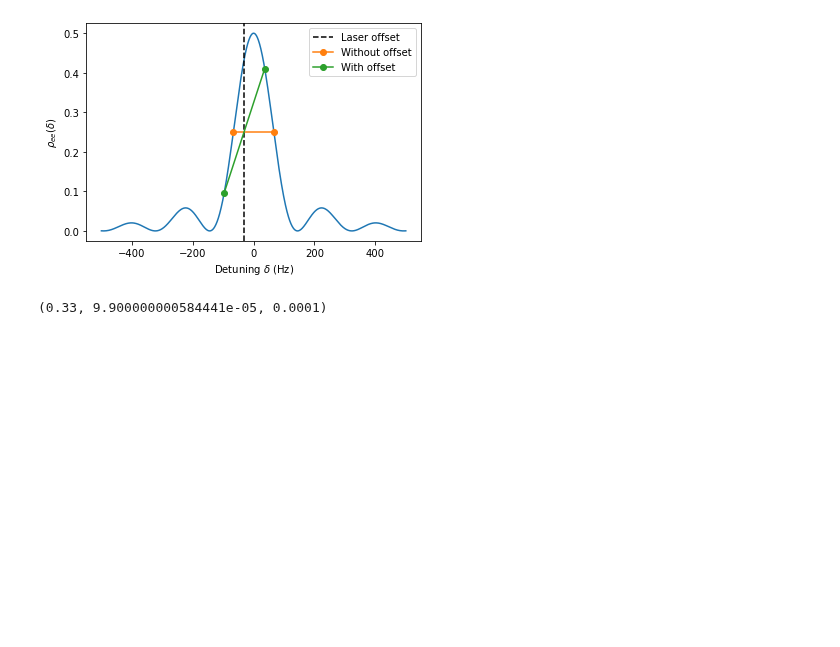
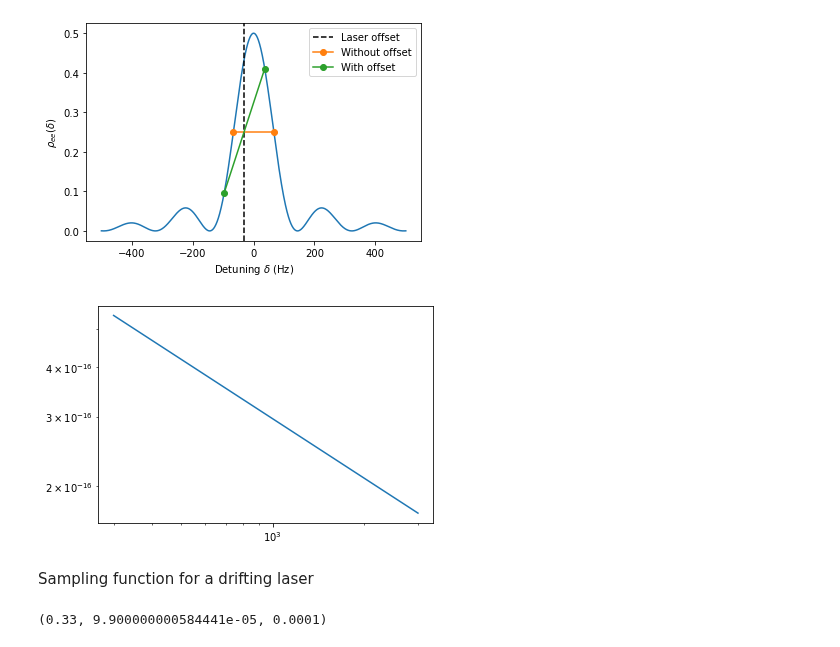
Before and after one commit to speug/srservosim, a Jupyter notebook: notebooks/servosimtests.ipynb, the cells around one changed output. Cells and saved outputs as stored; diff of their text form; code cells hidden in the pictures; blank space fills up the shorter version.

```diff
--- a/notebooks/servosimtests.ipynb
+++ b/notebooks/servosimtests.ipynb
@@ -117,3 +121,18 @@ plt.legend()
+# %%
+tau_pi = 6e-3 # s, pulse length
+T_c = 2*tau_pi # s, single cycle length
+d, step = np.linspace(-200, 200, 100000, retstep=True)
+kp, _, _ = k_p(lineshape, d, tau_pi)
+taus = np.linspace(300, 3000, 100)
+f0 = 444779044095486.5 # Hz, Sr88 SRS
+adev = allan_deviation(0.25, kp, f0, T_c, taus)
+plt.plot(taus, adev)
+plt.xscale("log")
+plt.yscale("log")
+# %% [output]
+[figure, added]
+# %% [markdown]
+Sampling function for a drifting laser
 # %%
 T_s = 5 #s
 n_m = 100 #number of measurements per cycle
```
Also changed, not shown: parts of 2 cells of this notebook.
